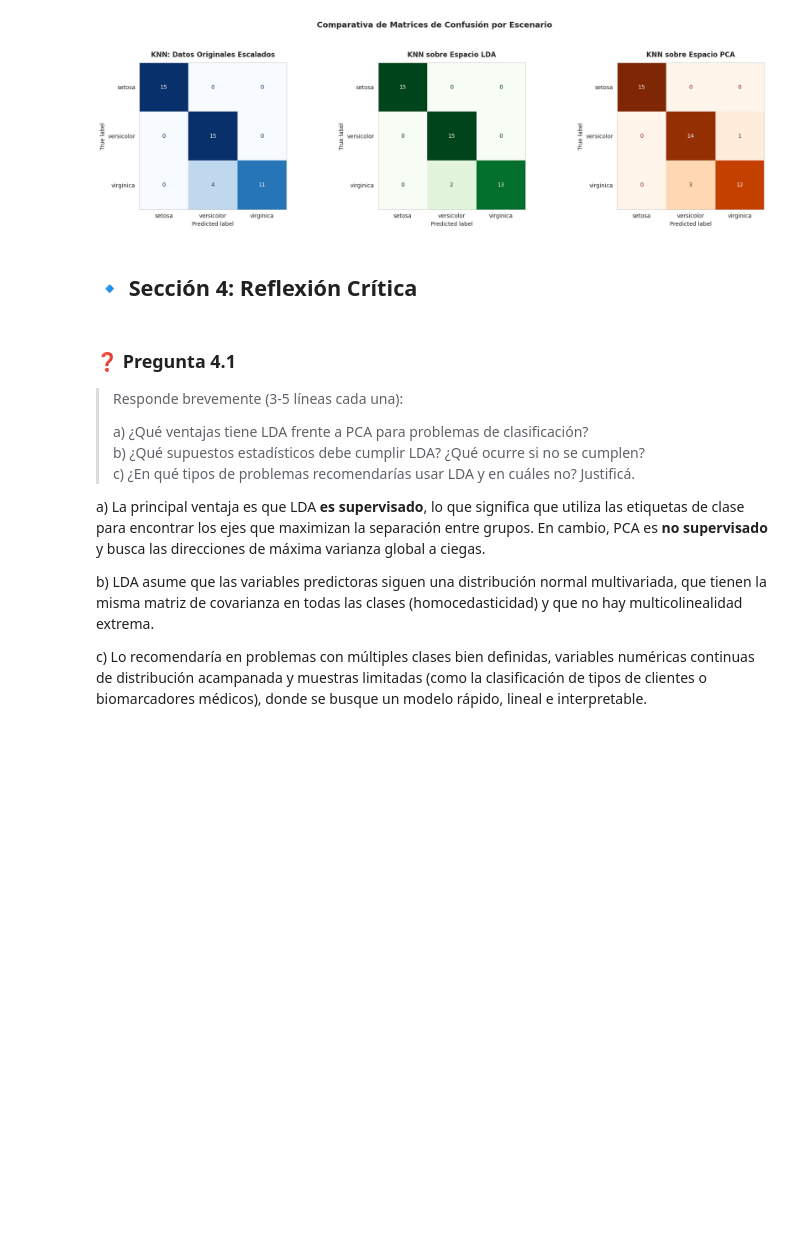
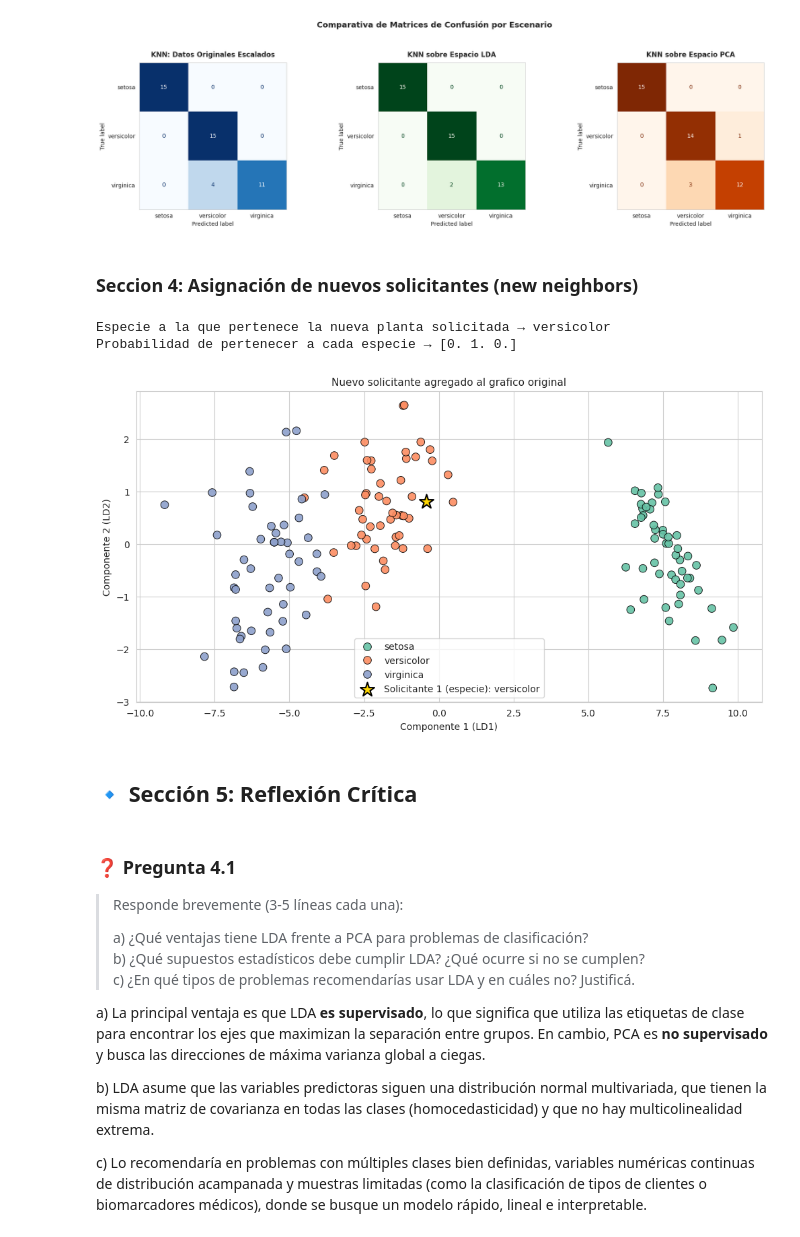
Before and after one commit to AncaraniJuanDiego/IAModelosDeRegresi-n., a Jupyter notebook: LDA_TP_Iris_JuanDAnc.ipynb, the cells around one changed output. Drawn from its saved outputs; the diff is of its cells as text; code cells hidden in the pictures; blank space fills up the shorter version.

```diff
--- a/LDA_TP_Iris_JuanDAnc.ipynb
+++ b/LDA_TP_Iris_JuanDAnc.ipynb
@@ -369,8 +402,70 @@ plt.tight_layout()
 plt.show()
 # %% [output]
 [figure]
+# %% [markdown]
+### Seccion 4: Asignación de nuevos solicitantes (new neighbors)
+# %%
+import warnings
+warnings.filterwarnings('ignore', message = 'X no tiene un nombre valido para la feature')
+
+#Nueva Planta solicitada con las siguientes características. ¿A qué especie podría pertenecer?..
+sepal_length = 4.5
+sepal_width = 2.3
+petal_length = 2.95
+petal_width = 1.23
+
+solicitante1 = pd.DataFrame({
+    'sepal length (cm)': [sepal_length],
+    'sepal width (cm)': [sepal_width],
+    'petal length (cm)': [petal_length],
+    'petal width (cm)': [petal_width]
+})
+
+#Obtener clasificador en un espacio LDA y luego escalar.
+clasificador = knn_lda
+solicitante1_scaled = scaler.transform(solicitante1)
+solicitante1_lda = lda_model.transform(solicitante1_scaled)
+
+#Obtener prediccion de especie y la probabilidad de pertenencia.
+
+predicted_species_idx = clasificador.predict(solicitante1_lda) [0]
+species_name = especies[predicted_species_idx]
+prediction_probabilities = clasificador.predict_proba(solicitante1_lda)[0]
+
+
+print(f'Especie a la que pertenece la nueva planta solicitada → {species_name}')
+print(f'Probabilidad de pertenecer a cada especie → {prediction_probabilities}')
+# %% [output]
+Especie a la que pertenece la nueva planta solicitada → versicolor
+Probabilidad de pertenecer a cada especie → [0. 1. 0.]
+# %%
+#Grafica
+
+plt.figure(figsize = (12, 6))
+sns.scatterplot(
+    x = X_LDA[:, 0],
+    y = X_LDA[:, 1],
+    hue = df['species'],
+    palette = 'Set2',
+    s=70,
+    alpha = 0.9,
+    edgecolor = 'k'
+
+)
+plt.scatter(solicitante1_lda[:, 0], solicitante1_lda[:, 1], color='gold', marker='*', s=250, edgecolor='black',linewidth=1.5, label=f'Solicitante 1 (especie): {species_name}')
+
+#Estetica original del grafico
+
+plt.title('Nuevo solicitante agregado al grafico original', fontsize=11)
+plt.xlabel('Componente 1 (LD1)')
+plt.ylabel('Componente 2 (LD2)')
+plt.legend()
+plt.grid(True)
+plt.show()
+# %% [output]
+[figure, added]
 # %% [markdown]
-## 🔹 Sección 4: Reflexión Crítica
+## 🔹 Sección 5: Reflexión Crítica
 # %% [markdown]
 ### ❓ Pregunta 4.1
 > Responde brevemente (3-5 líneas cada una):
```
Also changed, not shown: parts of 2 cells of this notebook.
